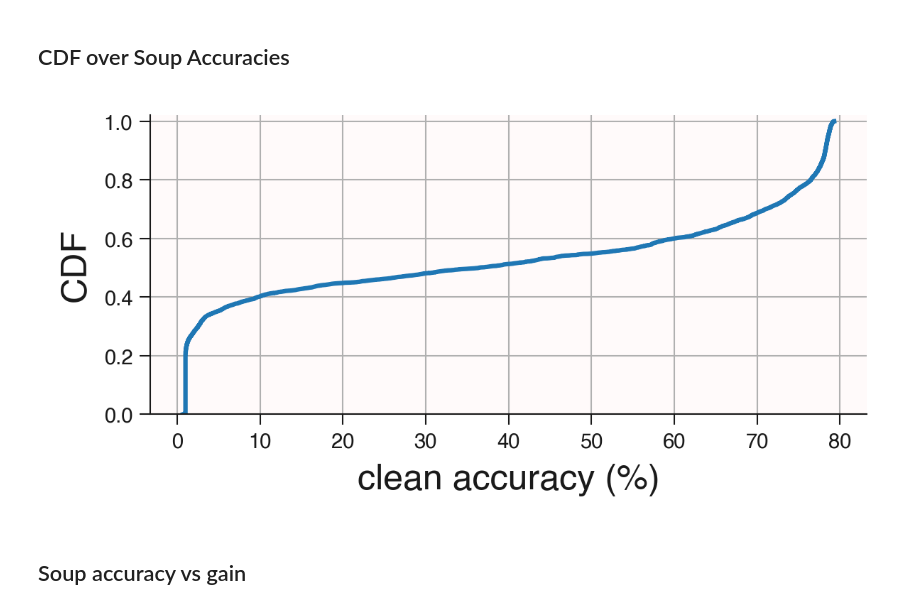
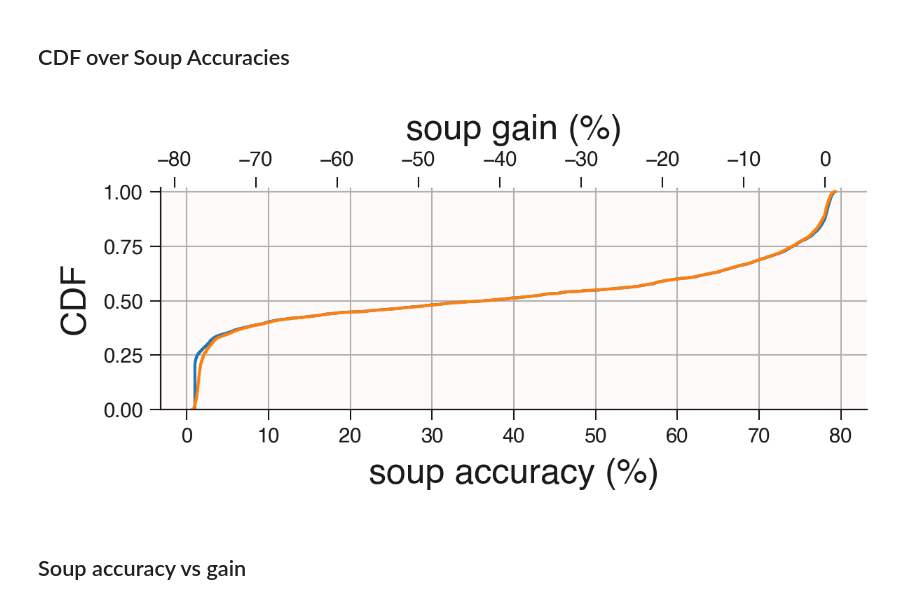
Before and after one commit to chipnbits/too-salty, a Jupyter notebook: notebooks/9. Soup performance and gain.ipynb, the cells around one changed output. Saved outputs shown, nothing was run; the diff lists cells and outputs as text; code cells hidden in the pictures.

```diff
--- a/notebooks/9. Soup performance and gain.ipynb
+++ b/notebooks/9. Soup performance and gain.ipynb
@@ -26,24 +26,36 @@ Index(['key_a', 'key_b', 'epoch_a', 'variant_a', 'epoch_b', 'variant_b',
 # %% [markdown]
 ## CDF over Soup Accuracies
 # %%
-# clean accuracies over all rows
-g = soups['clean_accuracy'].dropna().to_numpy()
+# clean accuracy CDF
+g1 = soups['clean_accuracy'].dropna().to_numpy()
+g1_sorted = np.sort(g1)
+cdf1 = np.arange(1, g1_sorted.size + 1) / g1_sorted.size
 
-g_sorted = np.sort(g)
-cdf = np.arange(1, g_sorted.size + 1) / g_sorted.size
+# gain CDF
+g2 = soups['acc_gain_vs_best_parent'].dropna().to_numpy()
+g2_sorted = np.sort(g2)
+cdf2 = np.arange(1, g2_sorted.size + 1) / g2_sorted.size
 
-fig, ax = plt.subplots(figsize=(4,2))
-ax.plot(g_sorted, cdf)
+fig, ax1 = plt.subplots(figsize=(4,2))
 
-ax.set_xlabel('clean accuracy (%)', fontsize=12)
-ax.set_ylabel('CDF', fontsize=12)
-ax.set_ylim(0, 1.02)
+# left axis (accuracy)
+ax1.plot(g1_sorted, cdf1, color='C0', linewidth=1)
+ax1.set_xlabel('soup accuracy (%)', fontsize=12)
+ax1.set_ylabel('CDF', fontsize=12)
+ax1.set_ylim(0, 1.02)
+ax1.grid(True)
+
+# top axis (gain)
+ax2 = ax1.twiny()
+ax2.plot(g2_sorted, cdf2, color='C1', linewidth=1)
+ax2.set_xlabel('soup gain (%)', fontsize=12)
+ax2.grid(False)
 
 plt.tight_layout()
-plt.savefig('../iclr_report/figures/clean_accuracy_cdf.pdf')
+plt.savefig('../iclr_report/figures/accuracy_and_gain_cdf.pdf')
 plt.show()
 # %% [output]
-[figure, old version]
+[figure, new version]
 # %% [markdown]
 ## Soup accuracy vs gain
 # %%
```
Also changed, not shown: 1 other file.
